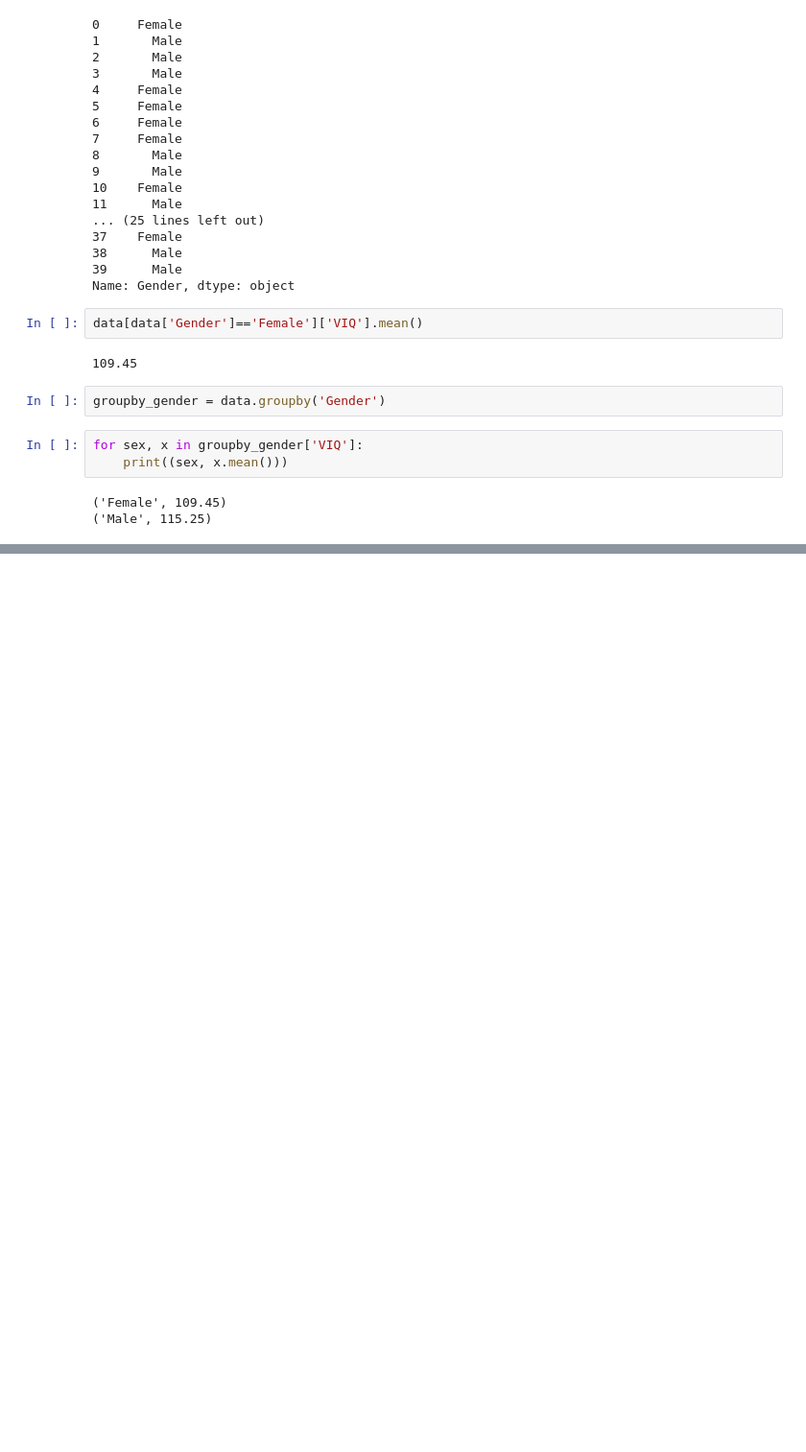
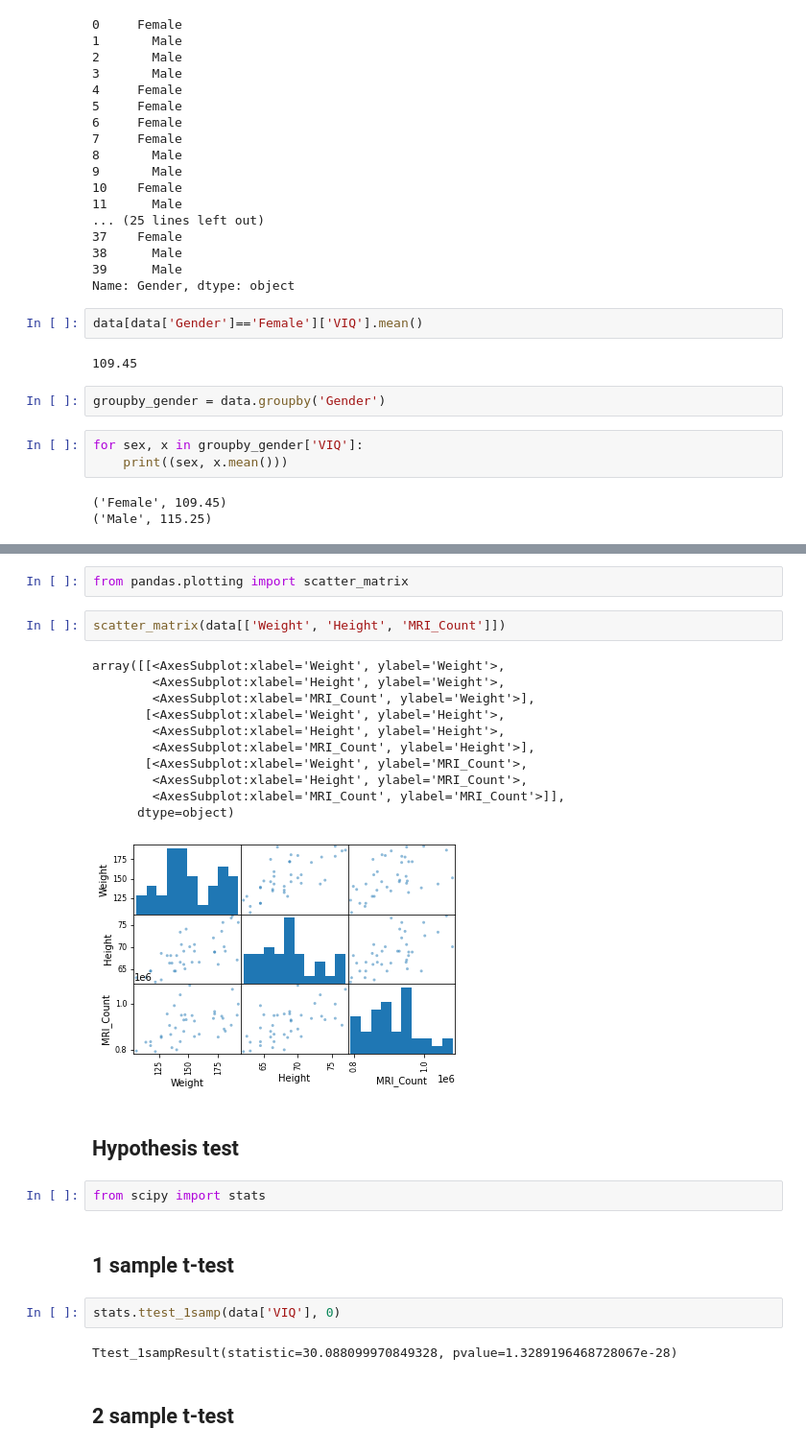
Before and after one commit to sungjyoo/py4_statistics, a Jupyter notebook: Python_stat.ipynb, the cells around one changed output, grey strips where cells are left out. Shown: that part at 96% size. Drawn from its saved outputs; the diff is of its cells as text; blank space fills up the shorter version.

```diff
--- a/Python_stat.ipynb
+++ b/Python_stat.ipynb
@@ -97,0 +114,28 @@ groupby_gender.mean()
+# %%
+from pandas.plotting import scatter_matrix
+# %%
+scatter_matrix(data[['Weight', 'Height', 'MRI_Count']])
+# %% [output]
+array([[<AxesSubplot:xlabel='Weight', ylabel='Weight'>,
+        <AxesSubplot:xlabel='Height', ylabel='Weight'>,
+        <AxesSubplot:xlabel='MRI_Count', ylabel='Weight'>],
+       [<AxesSubplot:xlabel='Weight', ylabel='Height'>,
+        <AxesSubplot:xlabel='Height', ylabel='Height'>,
+        <AxesSubplot:xlabel='MRI_Count', ylabel='Height'>],
+       [<AxesSubplot:xlabel='Weight', ylabel='MRI_Count'>,
+        <AxesSubplot:xlabel='Height', ylabel='MRI_Count'>,
+        <AxesSubplot:xlabel='MRI_Count', ylabel='MRI_Count'>]],
+      dtype=object)
+[figure, added]
+# %% [markdown]
+## Hypothesis test
+# %%
+from scipy import stats
+# %% [markdown]
+## 1 sample t-test
+# %%
+stats.ttest_1samp(data['VIQ'], 0)
+# %% [output]
+Ttest_1sampResult(statistic=30.088099970849328, pvalue=1.3289196468728067e-28)
+# %% [markdown]
+## 2 sample t-test
```
Also changed, not shown: parts of 52 cells of this notebook.
